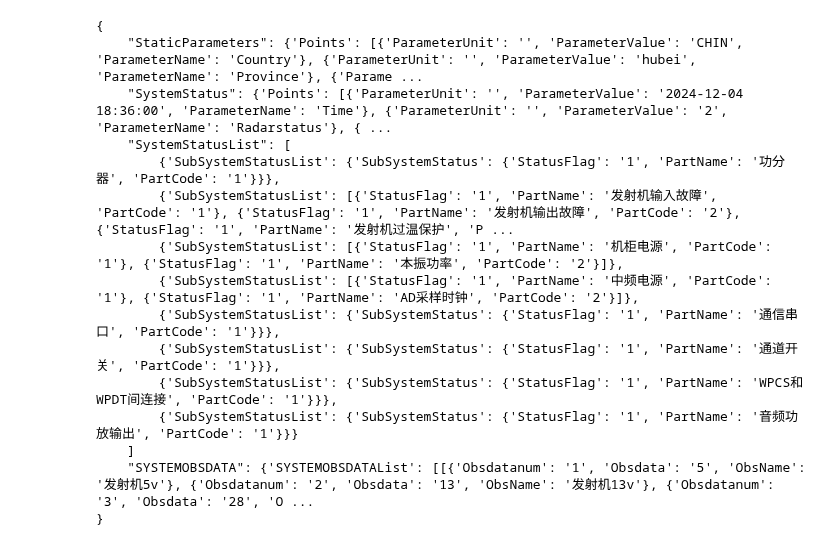
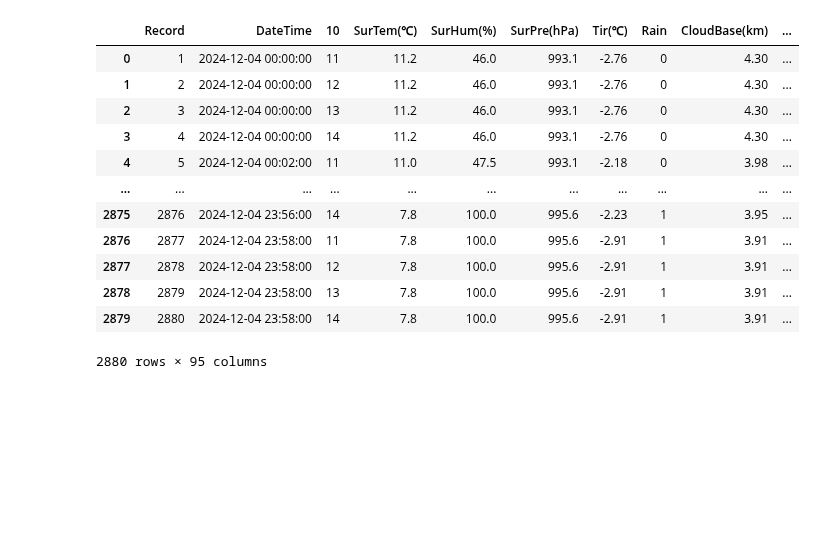
Before and after one commit to longtsing/metgrs, a Jupyter notebook: examples/4如何读取微波辐射计数据并绘图.ipynb, the cells around one changed output. Saved outputs shown, nothing was run; the diff lists cells and outputs as text; code cells hidden in the pictures; blank space fills up the shorter version.

```diff
--- a/examples/4如何读取微波辐射计数据并绘图.ipynb
+++ b/examples/4如何读取微波辐射计数据并绘图.ipynb
@@ -21,7 +134,7 @@ import matplotlib.pyplot as plt
 # %%
 datapath='../datas/'
 # %%
-fs=glob.glob(datapath+'/WindProfileRadarFiles/Z_RADA_I_57461_*_R_WPRD_LC_STA.XML')
+fs=sorted(glob.glob(datapath+'/MWRFiles/20241204/*'))
 # %%
 fs
 # %% [output]
@@ -45,20 +143,18 @@ fs
 # %%
-ds=list(map(WindProfileRadar.readStatuXMLfile,fs))
+df=MicroWaveRadiometer.readMWRFile(fs[0])
-# %%
-ds[0]
-# %% [output]
-{
-    "StaticParameters": {'Points': [{'ParameterUnit': '', 'ParameterValue': 'CHIN', 'ParameterName': 'Country'}, {'ParameterUnit': '', 'ParameterValue': 'hubei', 'ParameterName': 'Province'}, {'Parame ...
-    "SystemStatus": {'Points': [{'ParameterUnit': '', 'ParameterValue': '2024-12-04 18:36:00', 'ParameterName': 'Time'}, {'ParameterUnit': '', 'ParameterValue': '2', 'ParameterName': 'Radarstatus'}, { ...
-    "SystemStatusList": [
-        {'SubSystemStatusList': {'SubSystemStatus': {'StatusFlag': '1', 'PartName': '功分器', 'PartCode': '1'}}},
-        {'SubSystemStatusList': [{'StatusFlag': '1', 'PartName': '发射机输入故障', 'PartCode': '1'}, {'StatusFlag': '1', 'PartName': '发射机输出故障', 'PartCode': '2'}, {'StatusFlag': '1', 'PartName': '发射机过温保护', 'P ...
-        {'SubSystemStatusList': [{'StatusFlag': '1', 'PartName': '机柜电源', 'PartCode': '1'}, {'StatusFlag': '1', 'PartName': '本振功率', 'PartCode': '2'}]},
-        {'SubSystemStatusList': [{'StatusFlag': '1', 'PartName': '中频电源', 'PartCode': '1'}, {'StatusFlag': '1', 'PartName': 'AD采样时钟', 'PartCode': '2'}]},
-        {'SubSystemStatusList': {'SubSystemStatus': {'StatusFlag': '1', 'PartName': '通信串口', 'PartCode': '1'}}},
-        {'SubSystemStatusList': {'SubSystemStatus': {'StatusFlag': '1', 'PartName': '通道开关', 'PartCode': '1'}}},
-        {'SubSystemStatusList': {'SubSystemStatus': {'StatusFlag': '1', 'PartName': 'WPCS和WPDT间连接', 'PartCode': '1'}}},
-        {'SubSystemStatusList': {'SubSystemStatus': {'StatusFlag': '1', 'PartName': '音频功放输出', 'PartCode': '1'}}}
-    ]
-    "SYSTEMOBSDATA": {'SYSTEMOBSDATAList': [[{'Obsdatanum': '1', 'Obsdata': '5', 'ObsName': '发射机5v'}, {'Obsdatanum': '2', 'Obsdata': '13', 'ObsName': '发射机13v'}, {'Obsdatanum': '3', 'Obsdata': '28', 'O ...
-}
+# %%
+df
+# %% [output]
+|  | Record | DateTime | 10 | SurTem(℃) | SurHum(%) | SurPre(hPa) | Tir(℃) | Rain | CloudBase(km) | ... |
+| 0 | 1 | 2024-12-04 00:00:00 | 11 | 11.2 | 46.0 | 993.1 | -2.76 | 0 | 4.30 | ... |
+| 1 | 2 | 2024-12-04 00:00:00 | 12 | 11.2 | 46.0 | 993.1 | -2.76 | 0 | 4.30 | ... |
+| 2 | 3 | 2024-12-04 00:00:00 | 13 | 11.2 | 46.0 | 993.1 | -2.76 | 0 | 4.30 | ... |
+| 3 | 4 | 2024-12-04 00:00:00 | 14 | 11.2 | 46.0 | 993.1 | -2.76 | 0 | 4.30 | ... |
+| 4 | 5 | 2024-12-04 00:02:00 | 11 | 11.0 | 47.5 | 993.1 | -2.18 | 0 | 3.98 | ... |
+| ... | ... | ... | ... | ... | ... | ... | ... | ... | ... | ... |
+| 2875 | 2876 | 2024-12-04 23:56:00 | 14 | 7.8 | 100.0 | 995.6 | -2.23 | 1 | 3.95 | ... |
+| 2876 | 2877 | 2024-12-04 23:58:00 | 11 | 7.8 | 100.0 | 995.6 | -2.91 | 1 | 3.91 | ... |
+| 2877 | 2878 | 2024-12-04 23:58:00 | 12 | 7.8 | 100.0 | 995.6 | -2.91 | 1 | 3.91 | ... |
+| 2878 | 2879 | 2024-12-04 23:58:00 | 13 | 7.8 | 100.0 | 995.6 | -2.91 | 1 | 3.91 | ... |
+| 2879 | 2880 | 2024-12-04 23:58:00 | 14 | 7.8 | 100.0 | 995.6 | -2.91 | 1 | 3.91 | ... |
+2880 rows × 95 columns
```
Also changed, not shown: parts of 26 cells of this notebook, 7 other files.
